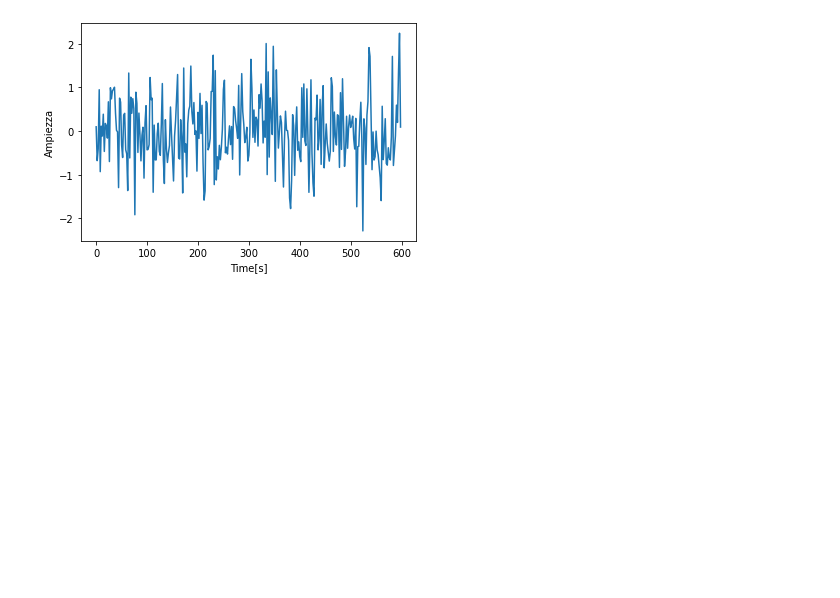
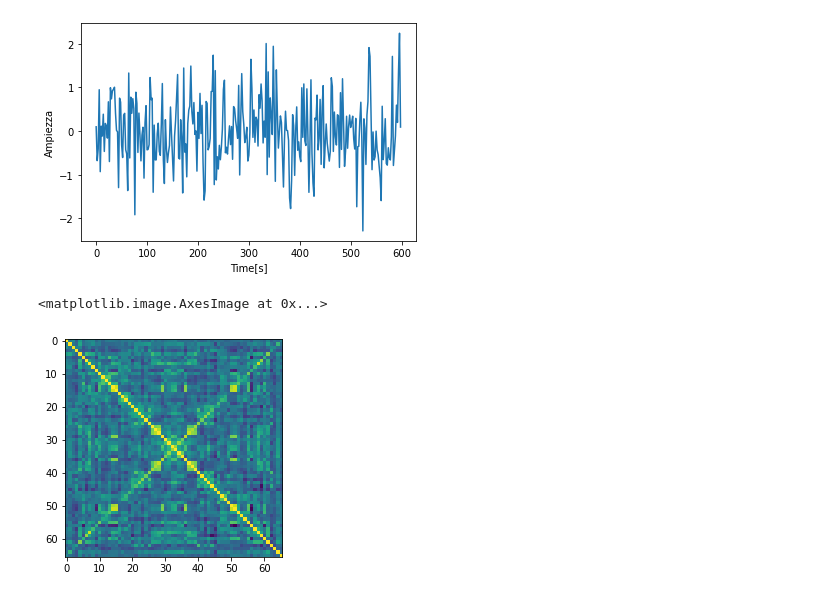
Before and after one commit to tommaso-bertola/TesiTriennale, a Jupyter notebook: Code/Datasets.ipynb, the cells around one changed output. Saved outputs shown, nothing was run; the diff lists cells and outputs as text; code cells hidden in the pictures; blank space fills up the shorter version.

```diff
--- a/Code/Datasets.ipynb
+++ b/Code/Datasets.ipynb
@@ -139,3 +133,9 @@ plt.ylabel('Ampiezza')
 plt.show()
 # %% [output]
 [figure]
+# %%
+fig,ax=plt.subplots(1,1)
+ax.imshow(np.corrcoef(signal, rowvar=False))
+# %% [output]
+<matplotlib.image.AxesImage at 0x...>
+[figure, added]
```
Also changed, not shown: parts of 4 cells of this notebook, 5 other files.
